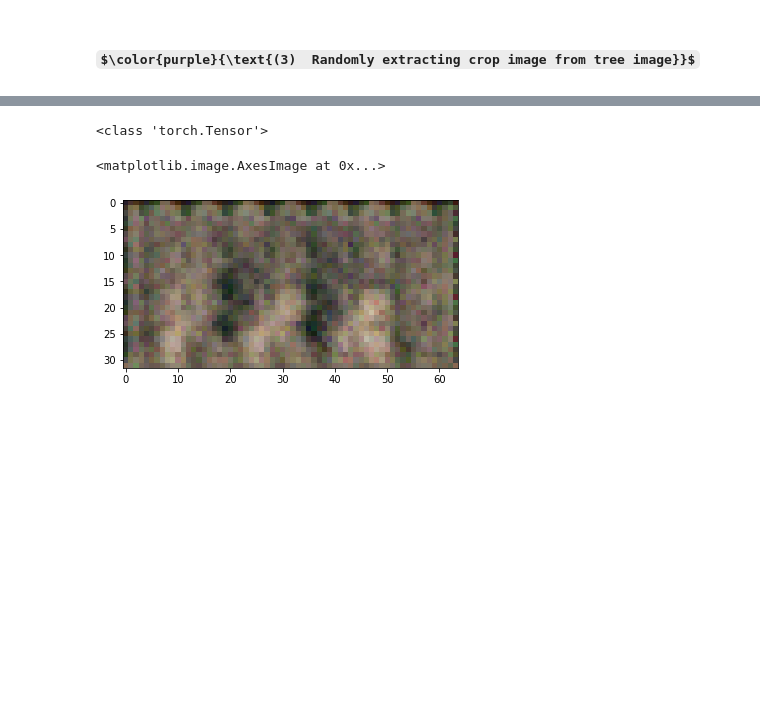
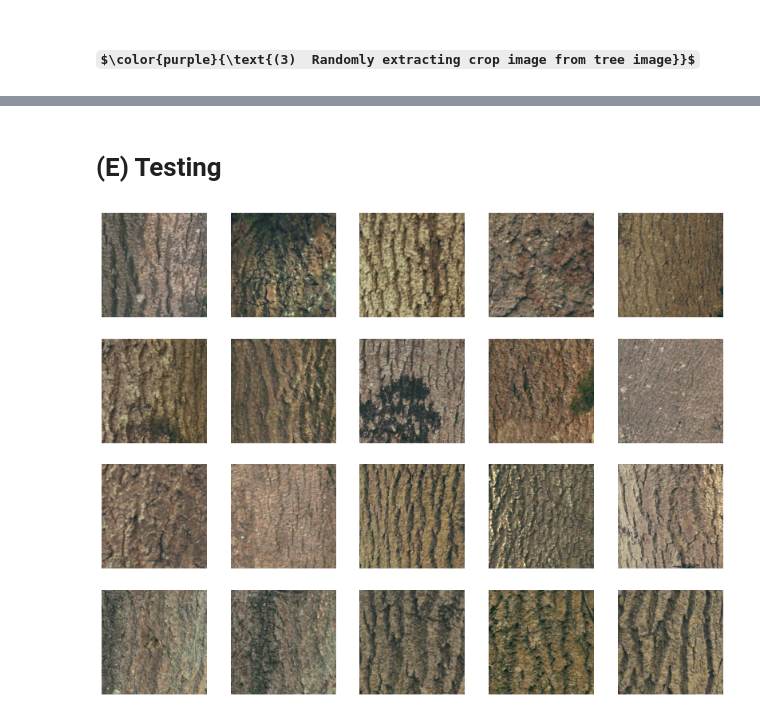
Before and after one commit to jorchard/camouflage, a Jupyter notebook: unit_testing.ipynb, the cells around one changed output, grey strips where cells are left out. Cells and saved outputs as stored; diff of their text form; code cells hidden in the pictures; some formulas as TeX source; blank space fills up the shorter version.

```diff
--- a/unit_testing.ipynb
+++ b/unit_testing.ipynb
@@ -289,10 +324,9 @@ net.learn(train_dl, epochs=5, lr=0.0001)
-# %%
-x = net.generate(n=10)
-print(type(x))
-x = x.permute(0, 2, 3, 1).detach()
-x = x.cpu().numpy()
-plt.imshow(x[1])
-# %% [output]
-<class 'torch.Tensor'>
-<matplotlib.image.AxesImage at 0x...>
-[figure, removed]
+# %% [markdown]
+# (E) Testing
+# %%
+# Lineup test from statistics
+# one of 20 images is fake
+# if you can't find that out, meaning at that epoch, the generator gives a somehow good result
+net.LineUpTest(timestamp=7, scale = 0.7)
+# %% [output]
+[figure, added]
```
Also changed, not shown: parts of 8 cells of this notebook.
